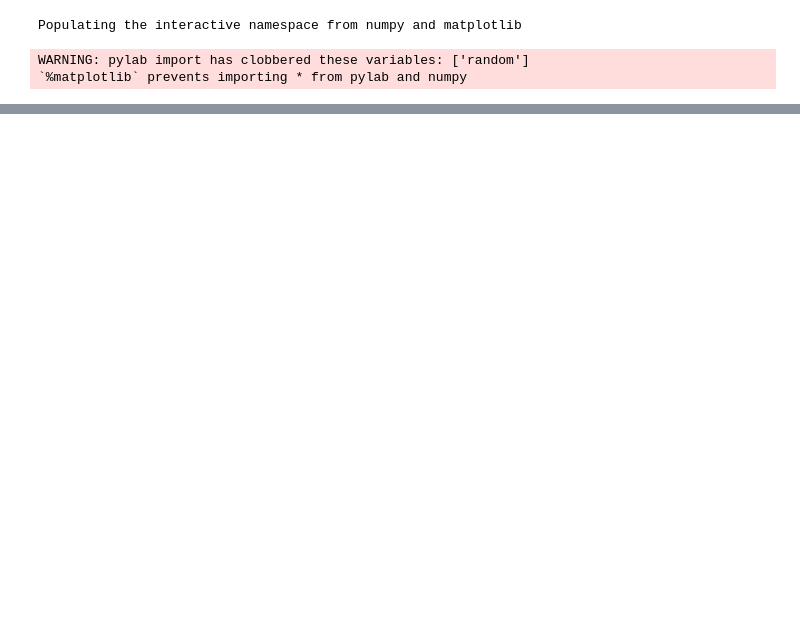
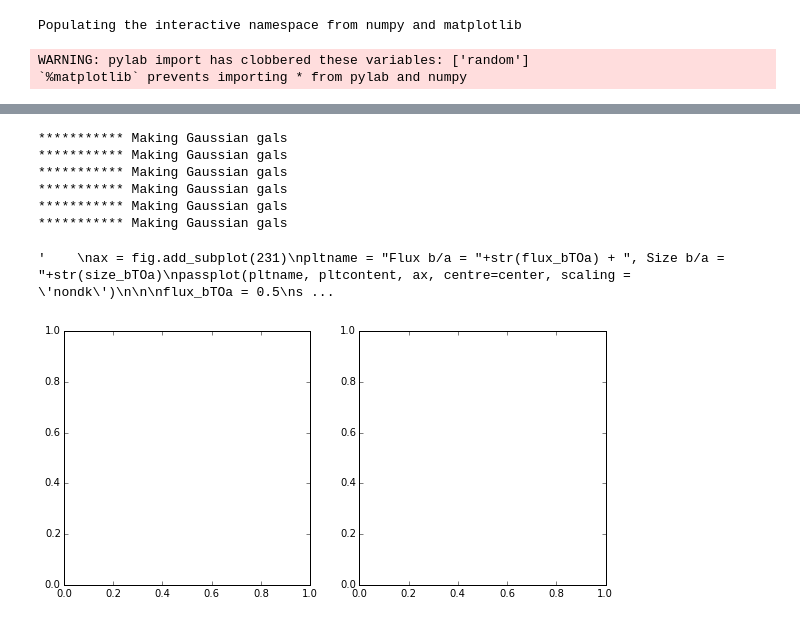
Before and after one commit to alvarezcl/galsim_work, a Jupyter notebook: mssgversion_code/mssg_sersicDeblendAndPlotResids.ipynb, the cells around one changed output, grey strips where cells are left out. Drawn from its saved outputs; the diff is of its cells as text; code cells hidden in the pictures; blank space fills up the shorter version.

```diff
--- a/mssgversion_code/mssg_sersicDeblendAndPlotResids.ipynb
+++ b/mssgversion_code/mssg_sersicDeblendAndPlotResids.ipynb
@@ -462,11 +500,10 @@ for size_bTOa in [1.0, 1.5]:
 # %%
-################## Create the blended obj  -- centers is set properly here, too
+################## Old test code: Create the blended obj
 
 blend, unblends = create_blend(peak_a, peak_b, e1a = e1ain,  e2a = e2ain, e1b = e1bin ,e2b = e2bin, imgsize= imsize,
                                pixelscale = pixel_scale, mrkrsize = 10,
-                               psetval = 1, galtype='G', verbose = verbose)
+                               psetval = 1, galtype='G', verbose = verbose, plotflag =  plotflag)
 
-plotflag = 0
 
 if plotflag > presetval:
     plt.title(" Sanity check: Img blended obj - (a+b) ")
@@ -481,7 +518,8 @@ if plotflag > presetval:
 if plotflag > presetval:
     pltname = " Template obj a "
     pltcontent = template_fractions[0]
-    makeplot(pltname, pltcontent, centre=center)
+   if (plotflag > -1):
+        makeplot(pltname, pltcontent, centre=center)
 
 ######### Plot children
     ### Obj a
@@ -497,6 +535,7 @@ if plotflag > presetval-2:
     peakval = unblends[0].array[acent[0], acent[1]]
     pltcontent = (children[0] - unblends[0].array)
 
-    makeplot(pltname, pltcontent, centre=center)
+    if (plotflag > -1):
+        makeplot(pltname, pltcontent, centre=center)
 ;
 # %% [output]
@@ -511,2 +543,65 @@ Plotting resid
+# %%
+
+##################  Not currently using this, and it's not fully written out, either (1/17/2016)
+
+
+######## Plot the orig figs ---- passplot  -- using arrays
+
+fig = plt.figure(figsize = (15,10))
+
+#### Input vals
+localgaltype = 'G'
+
+e1ain = 0
+e2ain = 0
+
+e1bin = 0
+e2bin = 0
+
+flux_bTOa = 1
+size_bTOa = 1
+
+for wplot in range(1,7):
+
+    if (wplot == 1):
+        flux_bTOa = 1 ;
+        size_bTOa = 1 ;
+        ax = fig.add_subplot(231)
+    if (wplot == 2):
+        flux_bTOa = 0.5 ;
+        size_bTOa = 1 ;
+        ax = fig.add_subplot(232)
+
+    blend, unblends = create_blend(peak_a, peak_b, flux_bTOa =  flux_bTOa , size_bTOa = size_bTOa , e1a = e1ain,
+                                   galtype = localgaltype, e2a = e2ain, e1b = e1bin ,e2b = e2bin,
+                                   imgsize= imsize, pixelscale = pixel_scale, mrkrsize = 10, psetval = 2, plotflag=plotflag)
+    pltcontent = blend.array
+    pltname = "Flux b/a = "+str(flux_bTOa) + ", Size b/a = "+str(size_bTOa)
+#    passplot(pltname, pltcontent, ax, centre=center, scaling = 'nondk')
+
+'''
+ax = fig.add_subplot(231)
+pltname = "Flux b/a = "+str(flux_bTOa) + ", Size b/a = "+str(size_bTOa)
+passplot(pltname, pltcontent, ax, centre=center, scaling = 'nondk')
+
+
+flux_bTOa = 0.5
+size_bTOa = 1
+blend, unblends = create_blend(peak_a, peak_b, flux_bTOa =  flux_bTOa , size_bTOa = size_bTOa, e1a = e1ain,
+                               galtype = localgaltype , e2a = e2ain, e1b = e1bin ,e2b = e2bin, imgsize= imsize, pixelscale = pixel_scale, mrkrsize = 10)
+pltcontent = blend.array
+ax = fig.add_subplot(232)
+pltname = "Flux b/a = "+str(flux_bTOa) + ", Size b/a = "+str(size_bTOa)
+passplot(pltname, pltcontent, ax, centre=center , scaling = 'nondk')
+'''
+# %% [output]
+*********** Making Gaussian gals
+*********** Making Gaussian gals
+*********** Making Gaussian gals
+*********** Making Gaussian gals
+*********** Making Gaussian gals
+*********** Making Gaussian gals
+'    \nax = fig.add_subplot(231)\npltname = "Flux b/a = "+str(flux_bTOa) + ", Size b/a = "+str(size_bTOa)\npassplot(pltname, pltcontent, ax, centre=center, scaling = \'nondk\')\n\n\nflux_bTOa = 0.5\ns ...
+[figure, added]
 # %%
 # %% [output]
```
Also changed, not shown: parts of 14 cells of this notebook.
